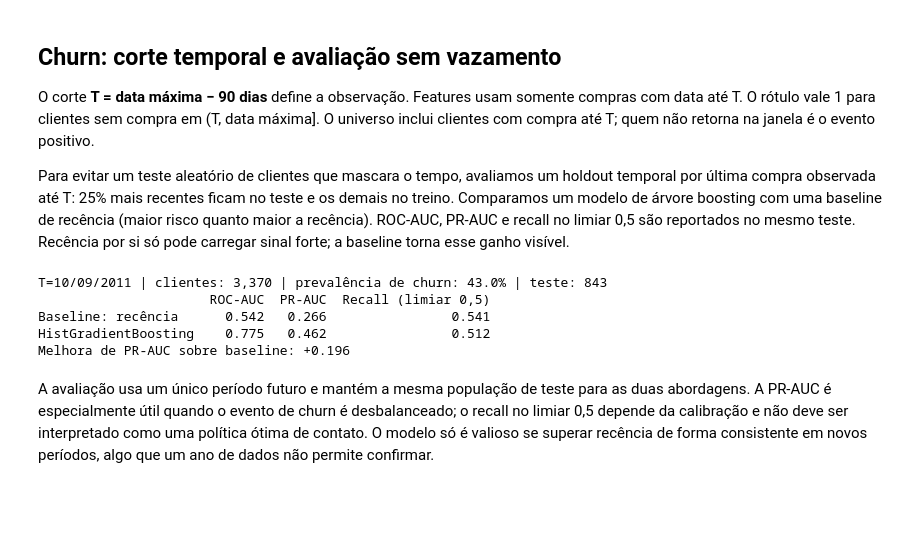
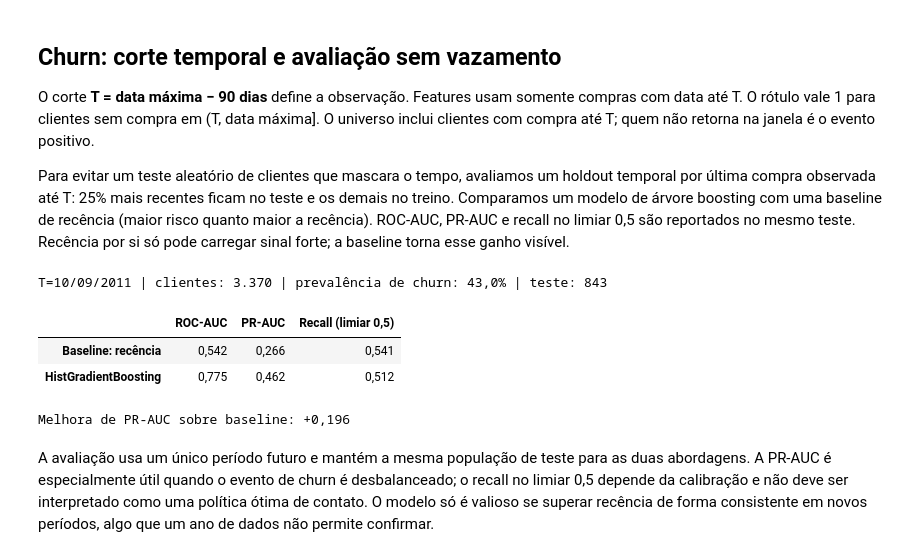
Before and after one commit to GustavoQueirozP/portfolio_gustavo, a Jupyter notebook: projetos/analise_vendas_python/churn_rfm_forecast.ipynb, the cells around one changed output. Drawn from its saved outputs; the diff is of its cells as text; code cells hidden in the pictures; blank space fills up the shorter version.

```diff
--- a/projetos/analise_vendas_python/churn_rfm_forecast.ipynb
+++ b/projetos/analise_vendas_python/churn_rfm_forecast.ipynb
@@ -120,39 +124,39 @@ Para evitar um teste aleatório de clientes que mascara o tempo, avaliamos um ho
 # %%
 T = sales.InvoiceDate.max().normalize() - pd.Timedelta(days=90)
 obs = sales.loc[sales.InvoiceDate.le(T)].copy()
 future_ids = set(sales.loc[sales.InvoiceDate.gt(T), "CustomerID"].unique())
 base = obs.groupby("CustomerID").agg(
     ultima=("InvoiceDate", "max"), frequencia=("InvoiceNo", "nunique"),
     gasto=("amount", "sum"), ticket_medio=("amount", "mean"),
     itens_medio=("Quantity", "mean"), produtos=("StockCode", "nunique"),
 )
 base["recencia"] = (T - base.ultima.dt.normalize()).dt.days
 base["churn"] = (~base.index.isin(future_ids)).astype(int)
 base["ultima_ordem"] = base.ultima
 base = base.sort_values("ultima_ordem")
 features = ["recencia", "frequencia", "gasto", "ticket_medio", "itens_medio", "produtos"]
 split = int(len(base)*.75)
 train, test = base.iloc[:split], base.iloc[split:]
 model = make_pipeline(SimpleImputer(strategy="median"), HistGradientBoostingClassifier(max_iter=100, learning_rate=.08, max_leaf_nodes=15, random_state=SEED))
 model.fit(train[features], train.churn)
 prob_model = model.predict_proba(test[features])[:,1]
 prob_recencia = test.recencia.rank(pct=True).to_numpy()
 y_test = test.churn.to_numpy()
 limiar = .5
 metricas = pd.DataFrame({
     "ROC-AUC": [roc_auc_score(y_test, prob_recencia), roc_auc_score(y_test, prob_model)],
     "PR-AUC": [average_precision_score(y_test, prob_recencia), average_precision_score(y_test, prob_model)],
     "Recall (limiar 0,5)": [recall_score(y_test, prob_recencia >= limiar), recall_score(y_test, prob_model >= limiar)],
 }, index=["Baseline: recência", "HistGradientBoosting"])
-print(f"T={T:%d/%m/%Y} | clientes: {len(base):,} | prevalência de churn: {base.churn.mean():.1%} | teste: {len(test):,}")
-print(metricas.round(3))
-print("Melhora de PR-AUC sobre baseline:", f"{metricas.loc['HistGradientBoosting','PR-AUC']-metricas.loc['Baseline: recência','PR-AUC']:+.3f}")
+print(f"T={T:%d/%m/%Y} | clientes: {fmt_int(len(base))} | prevalência de churn: {fmt_pct(base.churn.mean(), 1)} | teste: {fmt_int(len(test))}")
+display(tabela_br(metricas, casas=3))
+print("Melhora de PR-AUC sobre baseline:", f"{('+' if (metricas.loc['HistGradientBoosting','PR-AUC']-metricas.loc['Baseline: recência','PR-AUC']) >= 0 else '') + fmt_num(metricas.loc['HistGradientBoosting','PR-AUC']-metricas.loc['Baseline: recência','PR-AUC'], 3)}")
 # %% [output]
-T=10/09/2011 | clientes: 3,370 | prevalência de churn: 43.0% | teste: 843
-                      ROC-AUC  PR-AUC  Recall (limiar 0,5)
-Baseline: recência      0.542   0.266                0.541
-HistGradientBoosting    0.775   0.462                0.512
-Melhora de PR-AUC sobre baseline: +0.196
+T=10/09/2011 | clientes: 3.370 | prevalência de churn: 43,0% | teste: 843
+|  | ROC-AUC | PR-AUC | Recall (limiar 0,5) |
+| Baseline: recência | 0,542 | 0,266 | 0,541 |
+| HistGradientBoosting | 0,775 | 0,462 | 0,512 |
+Melhora de PR-AUC sobre baseline: +0,196
 # %% [markdown]
 A avaliação usa um único período futuro e mantém a mesma população de teste para as duas abordagens. A PR-AUC é especialmente útil quando o evento de churn é desbalanceado; o recall no limiar 0,5 depende da calibração e não deve ser interpretado como uma política ótima de contato. O modelo só é valioso se superar recência de forma consistente em novos períodos, algo que um ano de dados não permite confirmar.
 # %% [markdown]
```
Also changed, not shown: parts of 6 cells of this notebook, 14 other files.
